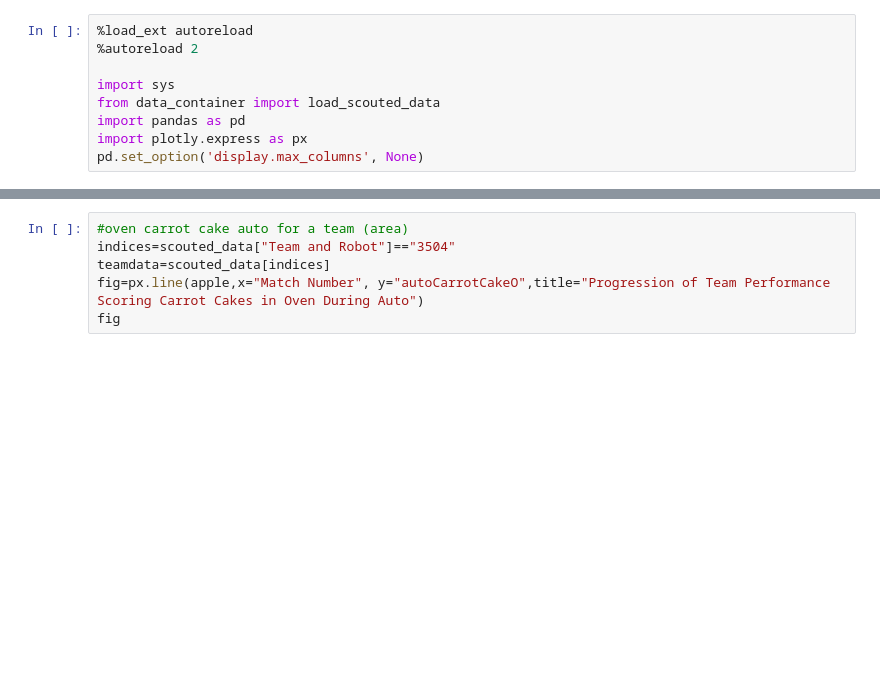
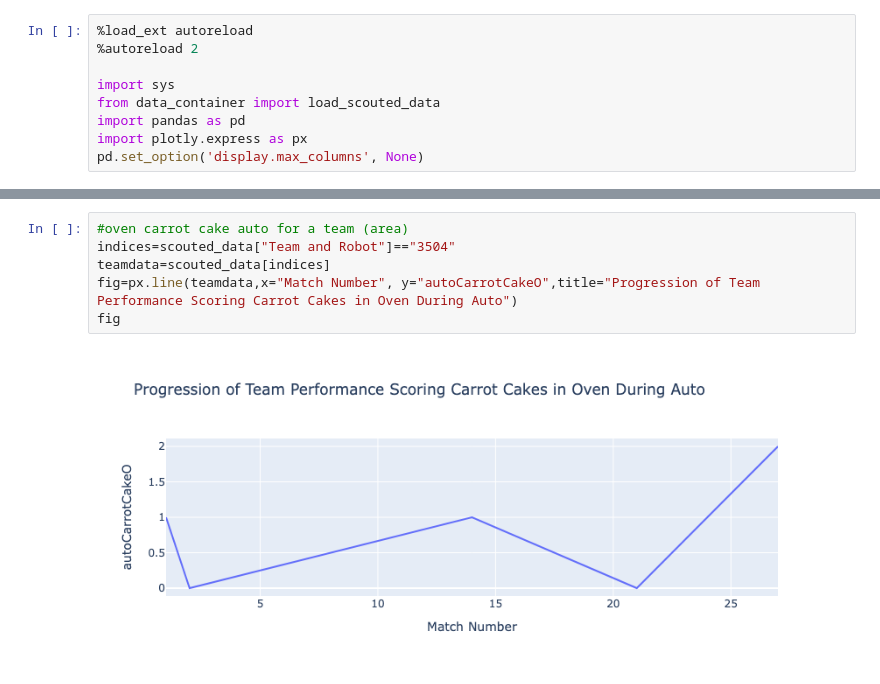
Before and after one commit to GirlsOfSteelRobotics/2026BunnyBotsScouting, a Jupyter notebook: notebooks/jinjin.ipynb, the cells around one changed output, grey strips where cells are left out. Saved outputs shown, nothing was run; the diff lists cells and outputs as text; blank space fills up the shorter version.

```diff
--- a/notebooks/jinjin.ipynb
+++ b/notebooks/jinjin.ipynb
@@ -55,6 +97,8 @@ fig
 # %%
 #oven carrot cake auto for a team (area)
 indices=scouted_data["Team and Robot"]=="3504"
 teamdata=scouted_data[indices]
-fig=px.line(apple,x="Match Number", y="autoCarrotCakeO",title="Progression of Team Performance Scoring Carrot Cakes in Oven During Auto")
+fig=px.line(teamdata,x="Match Number", y="autoCarrotCakeO",title="Progression of Team Performance Scoring Carrot Cakes in Oven During Auto")
 fig
+# %% [output]
+[figure, added]
```
Also changed, not shown: parts of 8 cells of this notebook.
